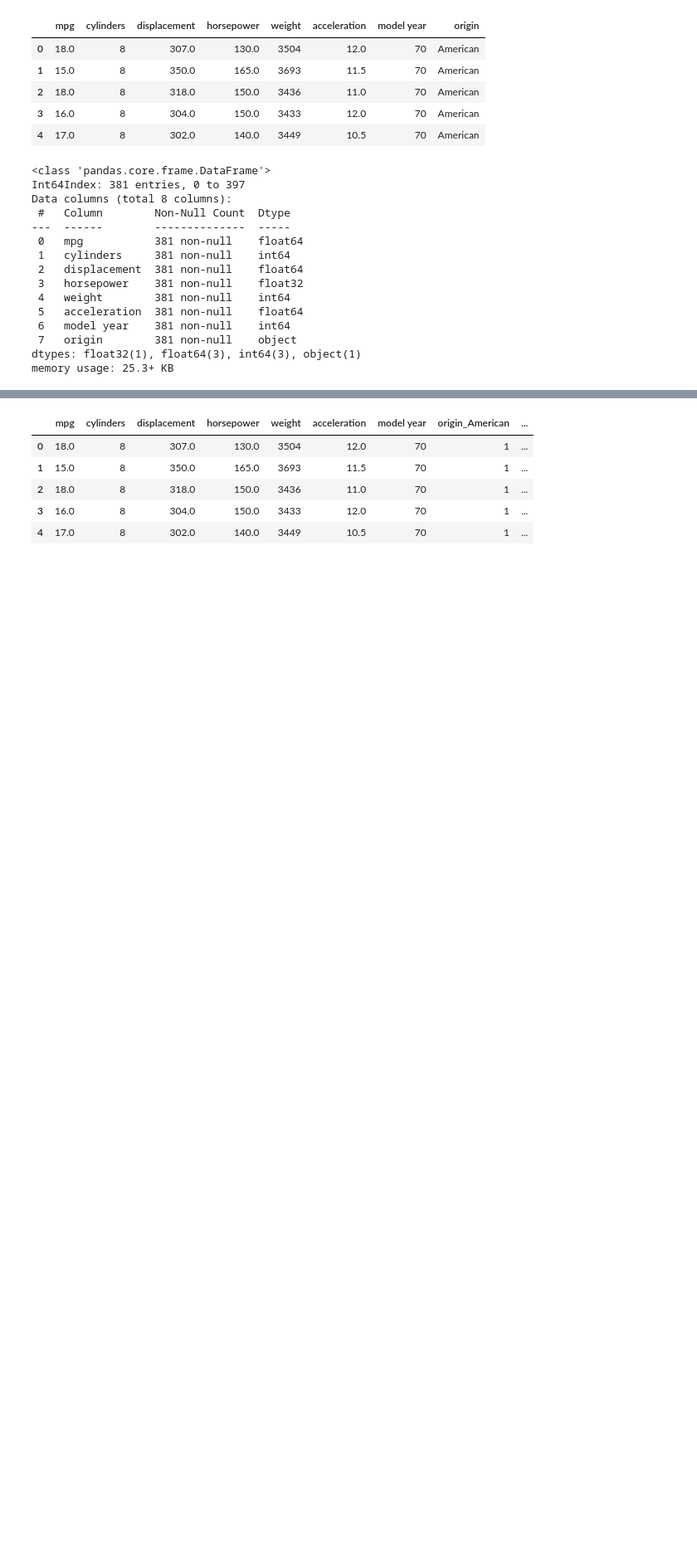
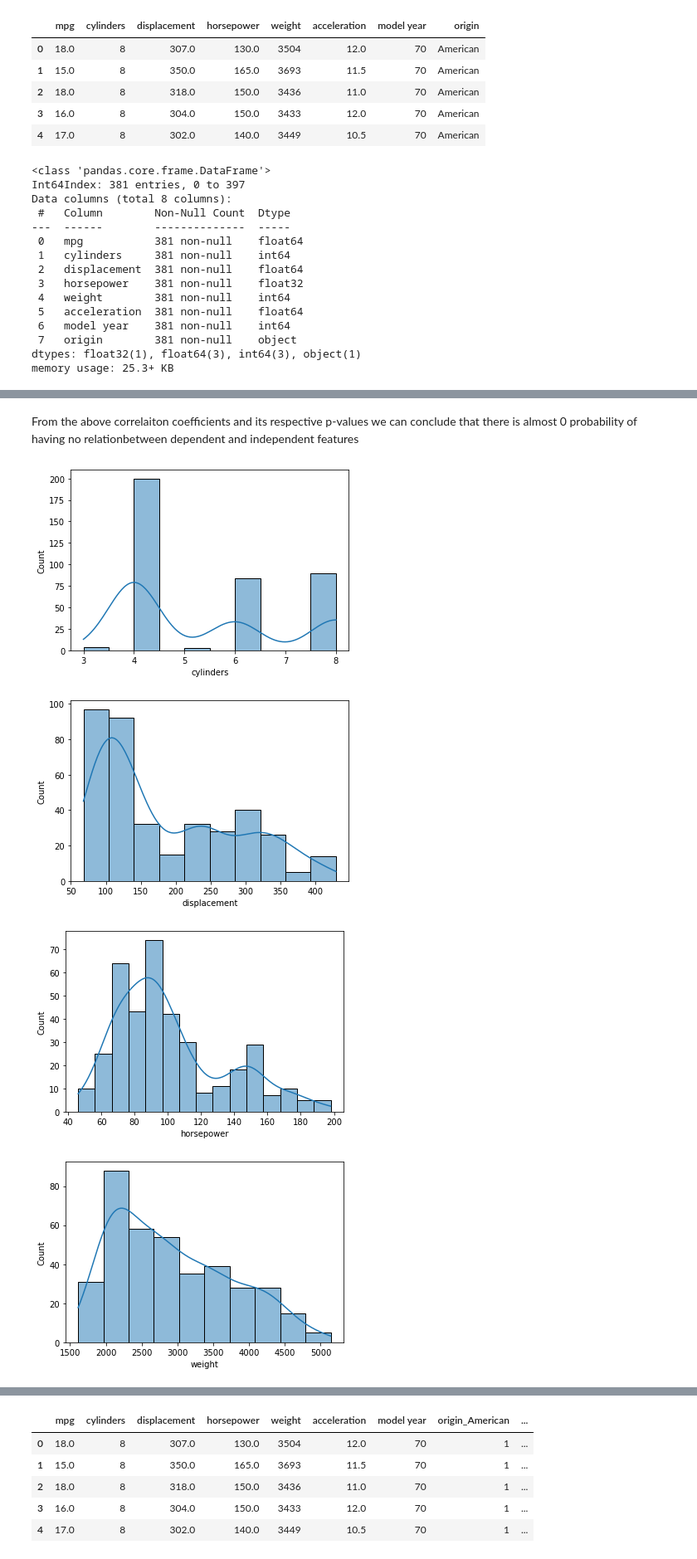
Before and after one commit to VAMSEE92/Linear-Regression, a Jupyter notebook: Linear_reg.ipynb, the cells around one changed output, grey strips where cells are left out. Shown at 83% size. Cells and saved outputs as stored; diff of their text form; code cells hidden in the pictures; blank space fills up the shorter version.

```diff
--- a/Linear_reg.ipynb
+++ b/Linear_reg.ipynb
@@ -196,0 +220,4 @@ memory usage: 25.3+ KB
+# %%
+for i in (data.drop(['origin','mpg'],axis=1)):
+    pearson_corr,p_val=sts.pearsonr(data['mpg'],data[i])
+    print('correlation between {} and mpg: {} and its p-value: {}'.format(i,pearson_corr,p_val))
@@ -196,0 +231,12 @@ memory usage: 25.3+ KB
+# %% [markdown]
+From the above correlaiton coefficients and its respective p-values we can conclude that there is almost 0 probability of having no relationbetween dependent and independent features
+# %%
+# From histograms we can check how the data is distributed
+for i in data.drop(['mpg','model year','origin'],axis=1):
+    fig=plt.figure()
+    sns.histplot(x=data[i],kde=True)
+# %% [output]
+[figure, added]
+[figure, added]
+[figure, added]
+[figure, added]
```
Also changed, not shown: parts of 27 cells of this notebook, 6 other files.
